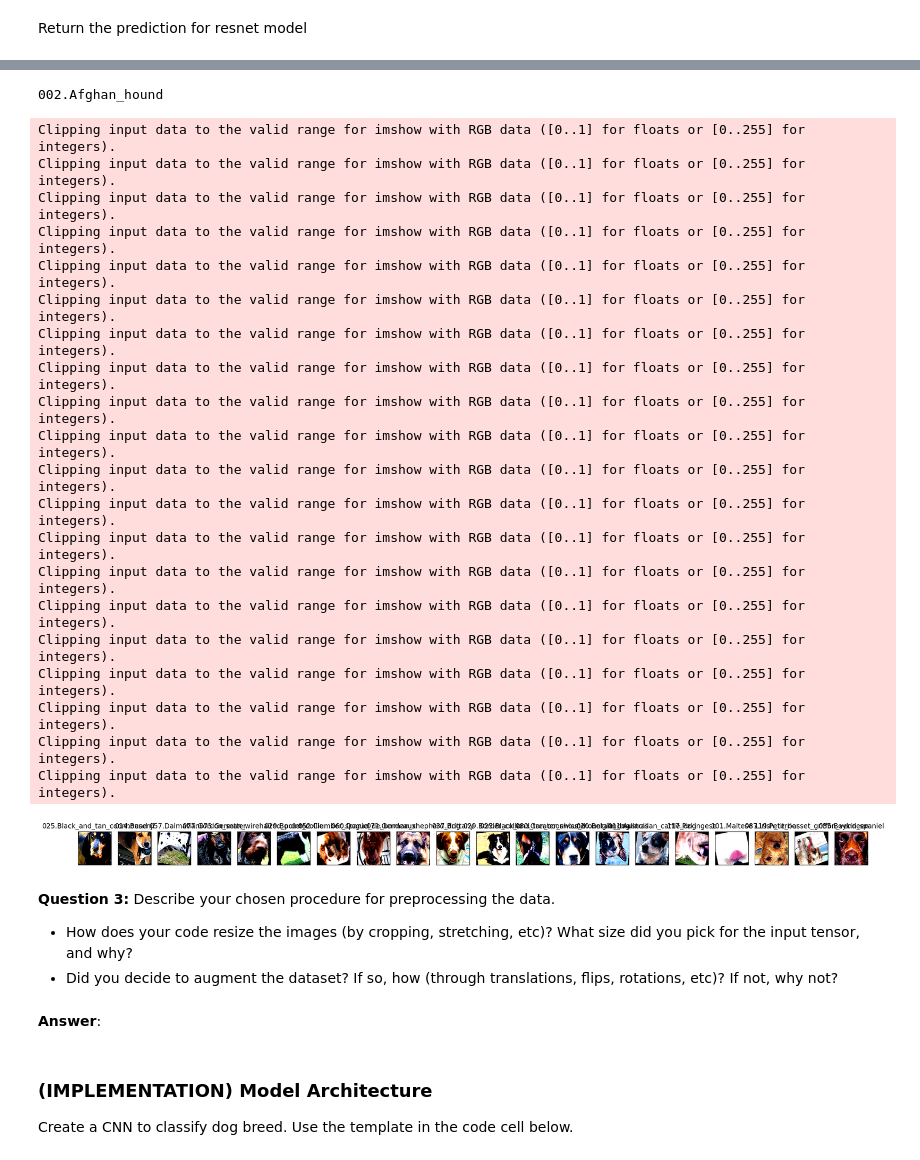
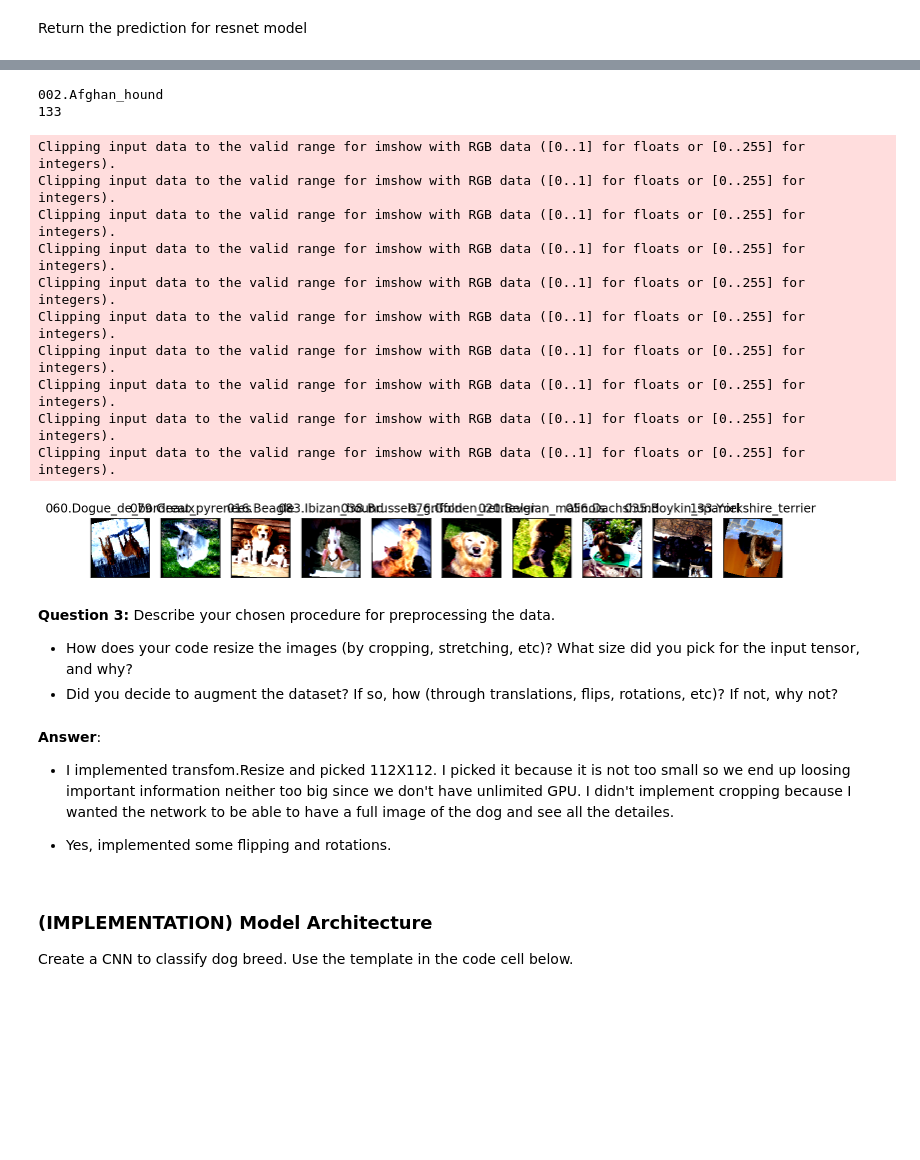
Before and after one commit to gamesMum/project-dog-classification, a Jupyter notebook: dog_app.ipynb, the cells around one changed output, grey strips where cells are left out. Drawn from its saved outputs; the diff is of its cells as text; code cells hidden in the pictures; blank space fills up the shorter version.

```diff
--- a/dog_app.ipynb
+++ b/dog_app.ipynb
@@ -182,2 +185,21 @@ Successfully installed facenet-pytorch-2.2.9
 # %%
 from facenet_pytorch import MTCNN, InceptionResnetV1
+# %%
+# create face detector
+mtcnn = MTCNN(keep_all=True)
+
+# load color (BGR) image
+img = cv2.imread(human_files[3])
+
+# Detect face
+boxes, probs, landmarks = mtcnn.detect(img, landmarks=True)
+
+# Visualize
+fig, ax = plt.subplots(figsize=(16, 12))
+ax.imshow(img)
+ax.axis('off')
+
+for box, landmark in zip(boxes, landmarks):
+    ax.scatter(*np.meshgrid(box[[0, 2]], box[[1, 3]]))
+    ax.scatter(landmark[:, 0], landmark[:, 1], s=8)
+fig.show()
@@ -453,7 +584,7 @@ mean = [0.485, 0.456, 0.406]
 std = [0.229, 0.224, 0.225]
 
 transform = transforms.Compose([
-    transforms.CenterCrop(224),
+    transforms.Resize((112,112)),
     transforms.RandomHorizontalFlip(),
     transforms.RandomVerticalFlip(),
     transforms.RandomRotation(20),
@@ -478,59 +609,55 @@ valid_loader = torch.utils.data.DataLoader(train_data,
                                            batch_size=batch_size,
                                            shuffle=True)
 
+
 print(train_data.classes[1])
+print("Number of classes", len(train_data.classes))
 # %% [output]
 002.Afghan_hound
+133
 # %%
 %matplotlib inline
 %config InlineBackend.figure_format = 'retina'
 import matplotlib.pyplot as plt
 import torchvision.transforms.functional as F
 
 def imshow(img):
     img = img /2+0.5 #unormalize the images
     plt.imshow(np.transpose(img, (1, 2, 0))) #convert it back from tensor to image
 
 #get one batch of training images
 dataiter = iter(train_loader) #now contains the first batch
 images, labels = dataiter.next() #images=the first batch of images, labels= the first batch of labels
 images = images.numpy() #convert the images to display them
 
 #plot the imahes in the batch along with the corresponding labels
 fig = plt.figure(figsize=(25,6))
 
-for idx in np.arange(20):
+for idx in np.arange(10):
     ax = fig.add_subplot(1, 20, idx+1, xticks=[], yticks=[]) #(rows, cols, index, .., ..)
     imshow(images[idx])
     ax.set_title(train_data.classes[labels[idx]])
 # %% [output]
 Clipping input data to the valid range for imshow with RGB data ([0..1] for floats or [0..255] for integers).
 Clipping input data to the valid range for imshow with RGB data ([0..1] for floats or [0..255] for integers).
 Clipping input data to the valid range for imshow with RGB data ([0..1] for floats or [0..255] for integers).
 Clipping input data to the valid range for imshow with RGB data ([0..1] for floats or [0..255] for integers).
 Clipping input data to the valid range for imshow with RGB data ([0..1] for floats or [0..255] for integers).
 Clipping input data to the valid range for imshow with RGB data ([0..1] for floats or [0..255] for integers).
 Clipping input data to the valid range for imshow with RGB data ([0..1] for floats or [0..255] for integers).
 Clipping input data to the valid range for imshow with RGB data ([0..1] for floats or [0..255] for integers).
 Clipping input data to the valid range for imshow with RGB data ([0..1] for floats or [0..255] for integers).
 Clipping input data to the valid range for imshow with RGB data ([0..1] for floats or [0..255] for integers).
-Clipping input data to the valid range for imshow with RGB data ([0..1] for floats or [0..255] for integers).
-Clipping input data to the valid range for imshow with RGB data ([0..1] for floats or [0..255] for integers).
-Clipping input data to the valid range for imshow with RGB data ([0..1] for floats or [0..255] for integers).
-Clipping input data to the valid range for imshow with RGB data ([0..1] for floats or [0..255] for integers).
-Clipping input data to the valid range for imshow with RGB data ([0..1] for floats or [0..255] for integers).
-Clipping input data to the valid range for imshow with RGB data ([0..1] for floats or [0..255] for integers).
-Clipping input data to the valid range for imshow with RGB data ([0..1] for floats or [0..255] for integers).
-Clipping input data to the valid range for imshow with RGB data ([0..1] for floats or [0..255] for integers).
-Clipping input data to the valid range for imshow with RGB data ([0..1] for floats or [0..255] for integers).
-Clipping input data to the valid range for imshow with RGB data ([0..1] for floats or [0..255] for integers).
-[figure, old version]
+[figure, new version]
 # %% [markdown]
 **Question 3:** Describe your chosen procedure for preprocessing the data.
 - How does your code resize the images (by cropping, stretching, etc)?  What size did you pick for the input tensor, and why?
 - Did you decide to augment the dataset?  If so, how (through translations, flips, rotations, etc)?  If not, why not?
-# %% [markdown]
-**Answer**:
+# %% [markdown]
+**Answer**:
+- I implemented transfom.Resize and picked 112X112. I picked it because it is not too small so we end up loosing important information neither too big since we don't have unlimited GPU. I didn't implement cropping because I wanted the network to be able to have a full image of the dog and see all the detailes.
+
+- Yes, implemented some flipping and rotations.
 # %% [markdown]
 ### (IMPLEMENTATION) Model Architecture
 
```
Also changed, not shown: parts of 25 cells of this notebook.
